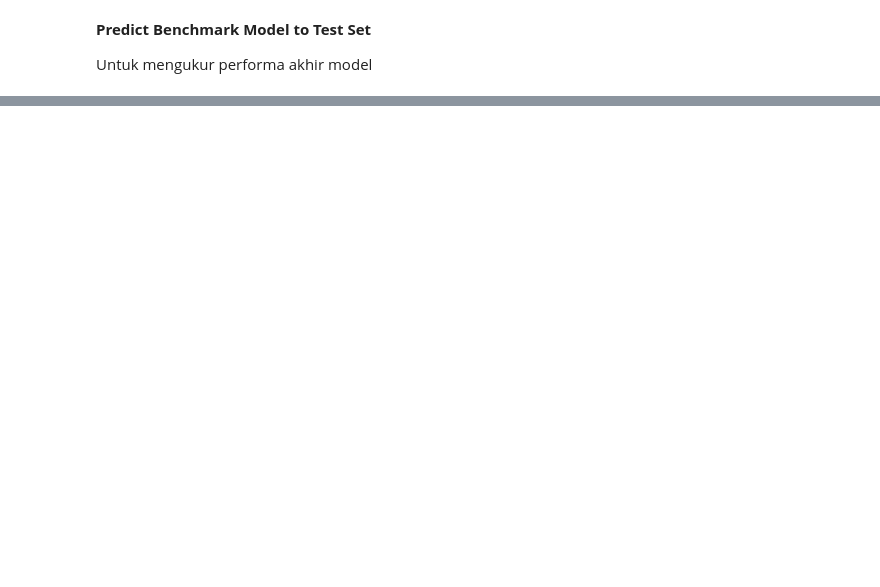
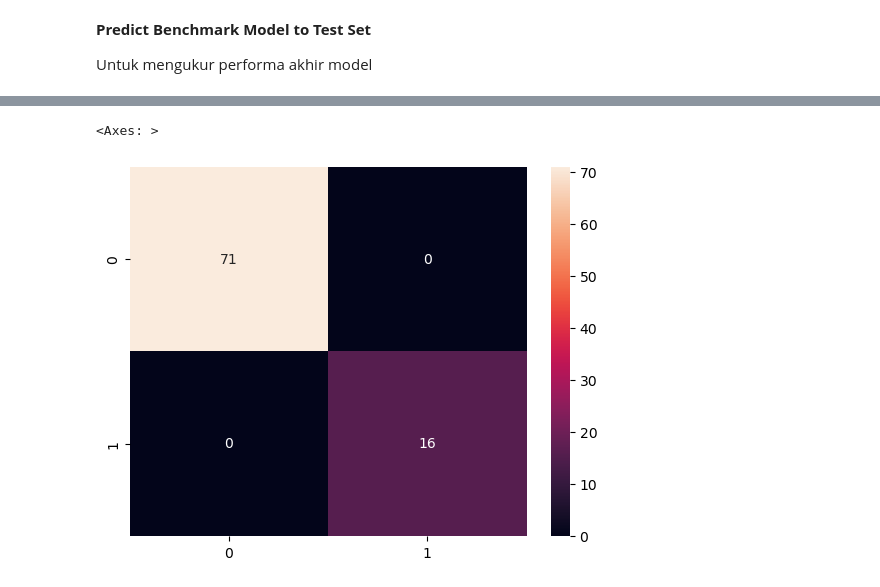
Before and after one commit to fikigayo/Bootcamp-Purwadhika, a Jupyter notebook: modul 3/jupyter/m3_s16_ensemble_similar_blank.ipynb, the cells around one changed output, grey strips where cells are left out. Saved outputs shown, nothing was run; the diff lists cells and outputs as text; code cells hidden in the pictures; blank space fills up the shorter version.

```diff
--- a/modul 3/jupyter/m3_s16_ensemble_similar_blank.ipynb
+++ b/modul 3/jupyter/m3_s16_ensemble_similar_blank.ipynb
@@ -50,2 +129,16 @@ Gradient boosting is one of the variants of ensemble methods where you create mu
 # %% [markdown]
 XGBoost is a more regularized form of Gradient Boosting. XGBoost uses advanced regularization (L1 & L2), which improves model generalization capabilities. XGBoost delivers high performance as compared to Gradient Boosting. Its training is very fast and can be parallelized across clusters.
+# %%
+from xgboost import XGBClassifier
+
+clf = XGBClassifier(
+    n_estimators=50,
+    learning_rate=.1,
+    random_state=0,
+    subsample=.7
+)
+
+clf.fit(X_train, y_train)
+
+score = cross_val_score(clf,X_train,y_train, scoring='accuracy',cv=skfold)
+print(f'Accuracy : {score.mean():.2f}')
@@ -200,9 +337,10 @@ from sklearn.model_selection import cross_val_score, StratifiedKFold
 
 # Define models
 models = [logreg_pipeline, knn_pipeline, dtree_pipeline,
-          voting_clf_hard, voting_clf_soft, stacking_clf]
+          voting_clf_hard, voting_clf_soft, stacking_clf,bagging_clf,rf_clf,ab_clf,gb_clf,xgb_clf]
 model_names = ['LogisticRegression', 'KNeigborsClassifier', 'DecisionTree',
-               'Voting Classifier (Hard)', 'Voting Classifier (Soft)', 'Stacking Classifier']
+               'Voting Classifier (Hard)', 'Voting Classifier (Soft)', 'Stacking Classifier',
+               'BaggingClassifier','RandomForestClassifier','AdaBoostClassifier','GradientBoostingClassifier','XGBClassifier']
 
 # Create list to store evaluation score
 f1_mean = []
@@ -242,7 +393,8 @@ from sklearn.metrics import f1_score
 
 # Models
 models = [logreg_pipeline, knn_pipeline, dtree_pipeline,
-          voting_clf_hard, voting_clf_soft, stacking_clf]
+          voting_clf_hard, voting_clf_soft, stacking_clf,
+          bagging_clf,rf_clf,ab_clf,gb_clf,xgb_clf]
 
 # Create list to store evaluation score
 list_f1 = []
@@ -273,0 +441,13 @@ pd.DataFrame({
+# %%
+from sklearn.metrics import classification_report,confusion_matrix
+
+final_model = GradientBoostingClassifier(
+    n_estimators=50,
+    learning_rate=.1,
+    random_state=0
+)
+
+final_model.fit(X_train, y_train)
+y_pred = final_model.predict(X_test)
+
+print(classification_report(y_test,y_pred))
@@ -273,0 +463,7 @@ pd.DataFrame({
+# %%
+import seaborn as sns
+
+sns.heatmap(confusion_matrix(y_test,y_pred),annot=True)
+# %% [output]
+<Axes: >
+[figure, added]
```
Also changed, not shown: parts of 14 cells of this notebook, 2 other files.
